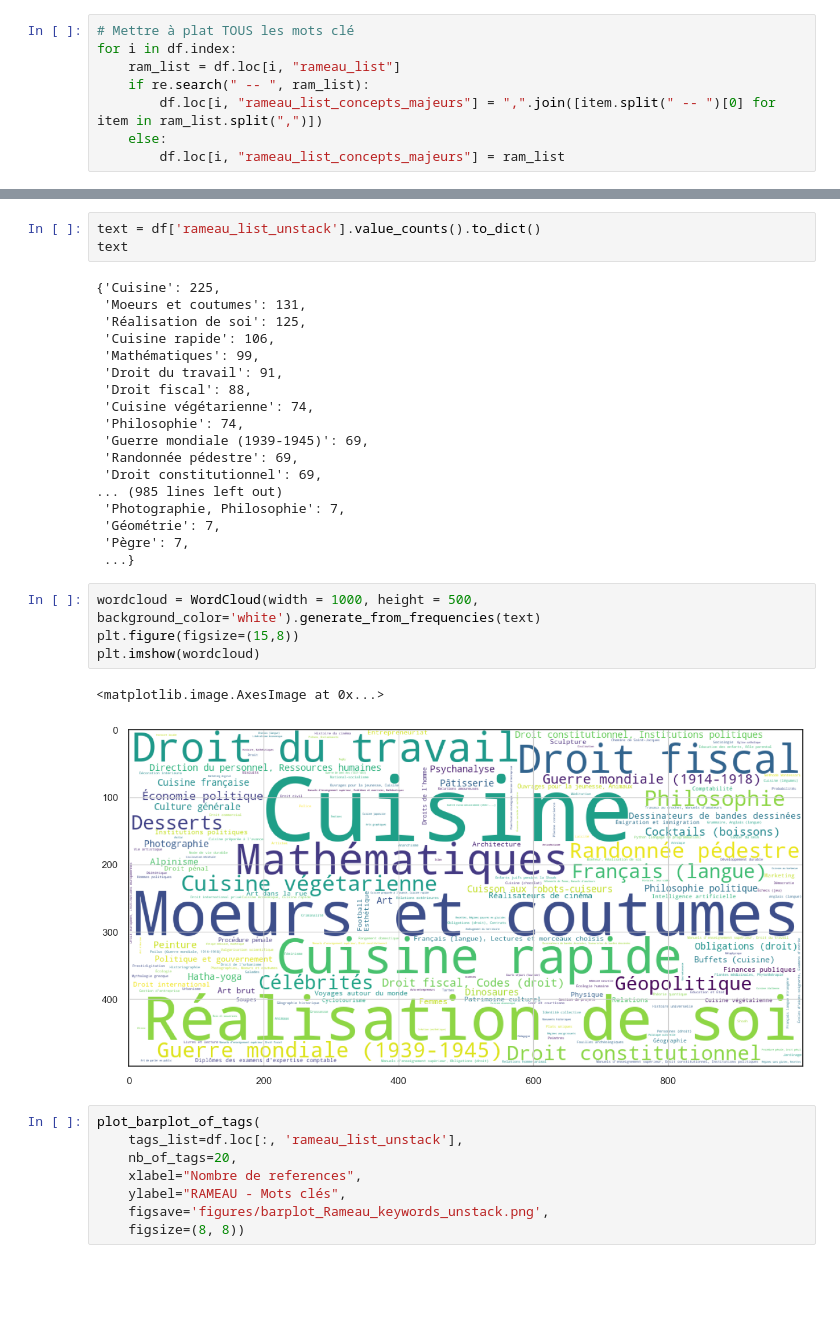
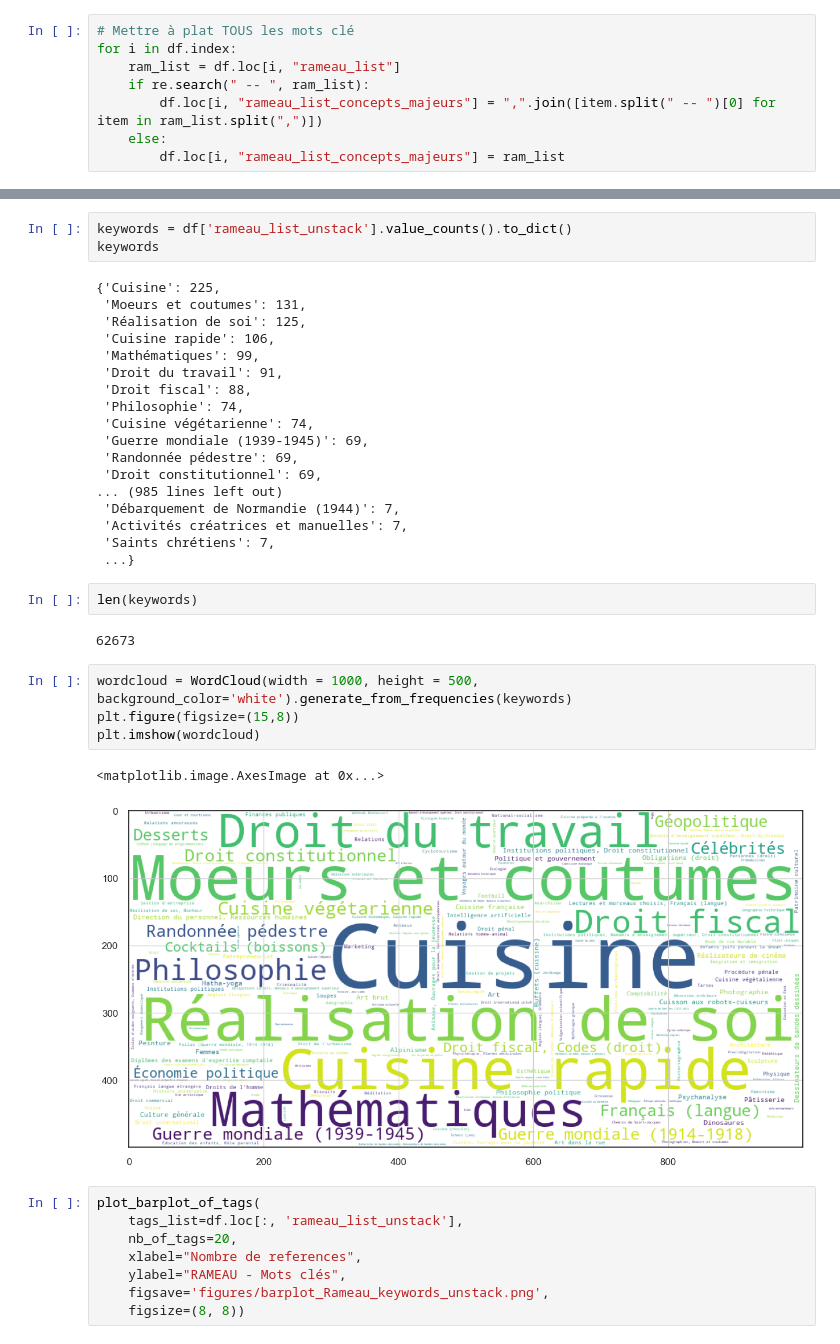
Before and after one commit to abes-esr/labo-indexationauto, a Jupyter notebook: preprocessing.ipynb, the cells around one changed output, grey strips where cells are left out. Cells and saved outputs as stored; diff of their text form; blank space fills up the shorter version.

```diff
--- a/preprocessing.ipynb
+++ b/preprocessing.ipynb
@@ -314,7 +318,7 @@ df.loc[1:10, "rameau_list_unstack"]
 Name: rameau_list_unstack, dtype: object
 # %%
-text = df['rameau_list_unstack'].value_counts().to_dict()
-text
+keywords = df['rameau_list_unstack'].value_counts().to_dict()
+keywords
 # %% [output]
 {'Cuisine': 225,
  'Moeurs et coutumes': 131,
@@ -323,23 +327,27 @@ text
  'Mathématiques': 99,
  'Droit du travail': 91,
  'Droit fiscal': 88,
+ 'Philosophie': 74,
  'Cuisine végétarienne': 74,
- 'Philosophie': 74,
  'Guerre mondiale (1939-1945)': 69,
  'Randonnée pédestre': 69,
  'Droit constitutionnel': 69,
 ... (985 lines left out)
- 'Photographie, Philosophie': 7,
- 'Géométrie': 7,
- 'Pègre': 7,
+ 'Débarquement de Normandie (1944)': 7,
+ 'Activités créatrices et manuelles': 7,
+ 'Saints chrétiens': 7,
  ...}
+# %%
+len(keywords)
+# %% [output]
+62673
 # %%
-wordcloud = WordCloud(width = 1000, height = 500, background_color='white').generate_from_frequencies(text)
+wordcloud = WordCloud(width = 1000, height = 500, background_color='white').generate_from_frequencies(keywords)
 plt.figure(figsize=(15,8))
 plt.imshow(wordcloud)
 # %% [output]
 <matplotlib.image.AxesImage at 0x...>
-[figure, old version]
+[figure, new version]
 # %%
 plot_barplot_of_tags(
     tags_list=df.loc[:, 'rameau_list_unstack'],
```
Also changed, not shown: parts of 24 cells of this notebook.
